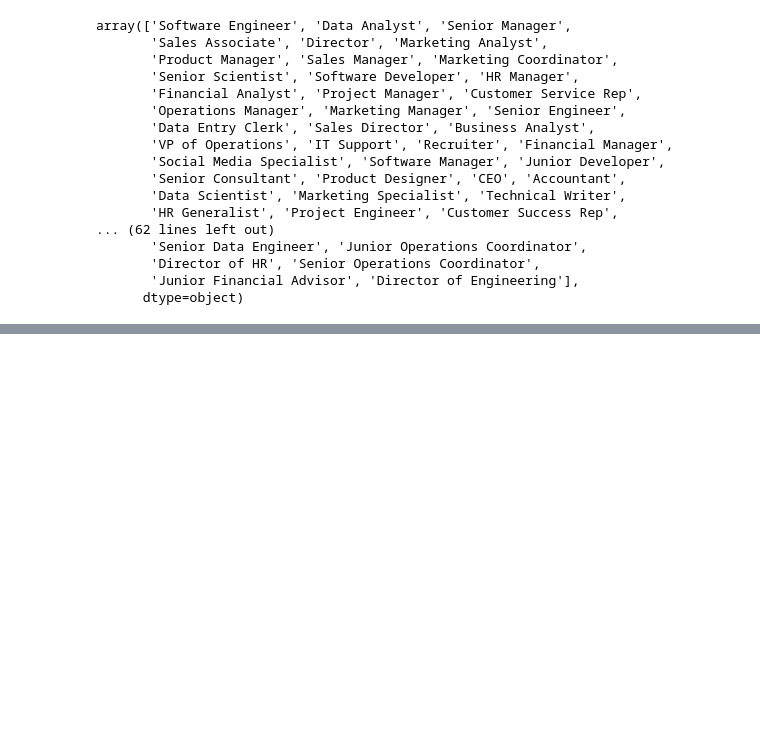
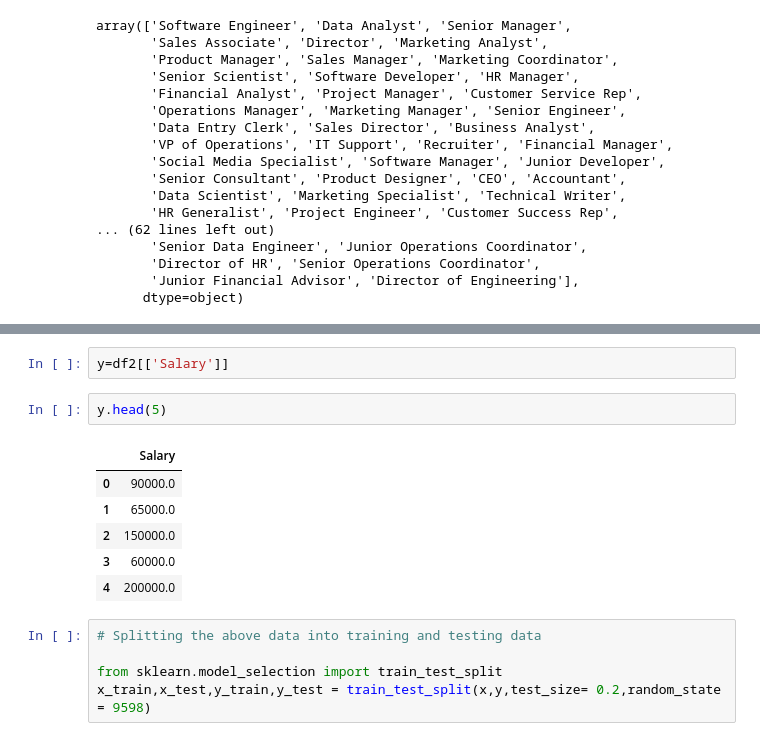
Before and after one commit to mayankanand2701/PredictXpert, a Jupyter notebook: Models/Salary Prediction Code.ipynb, the cells around one changed output, grey strips where cells are left out. Drawn from its saved outputs; the diff is of its cells as text; blank space fills up the shorter version.

```diff
--- a/Models/Salary Prediction Code.ipynb
+++ b/Models/Salary Prediction Code.ipynb
@@ -161,0 +170,16 @@ See the caveats in the documentation: https://pandas.pydata.org/pandas-docs/stab
+# %%
+y=df2[['Salary']]
+# %%
+y.head(5)
+# %% [output]
+|  | Salary |
+| 0 | 90000.0 |
+| 1 | 65000.0 |
+| 2 | 150000.0 |
+| 3 | 60000.0 |
+| 4 | 200000.0 |
+# %%
+# Splitting the above data into training and testing data
+
+from sklearn.model_selection import train_test_split
+x_train,x_test,y_train,y_test = train_test_split(x,y,test_size= 0.2,random_state = 9598)
```
Also changed, not shown: parts of 20 cells of this notebook, 2 other files.
